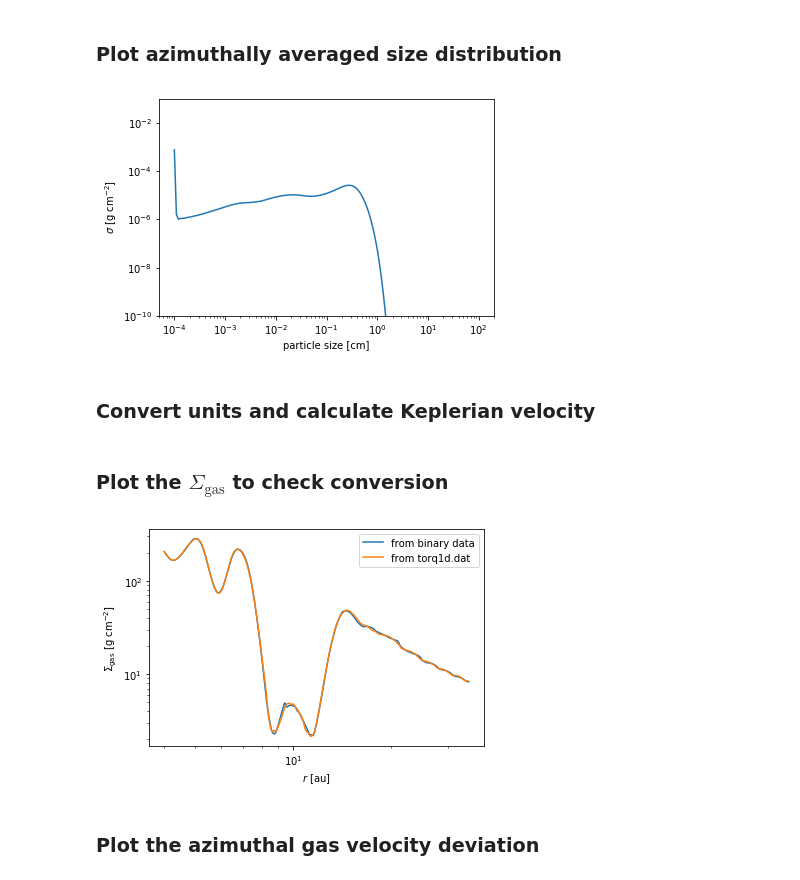
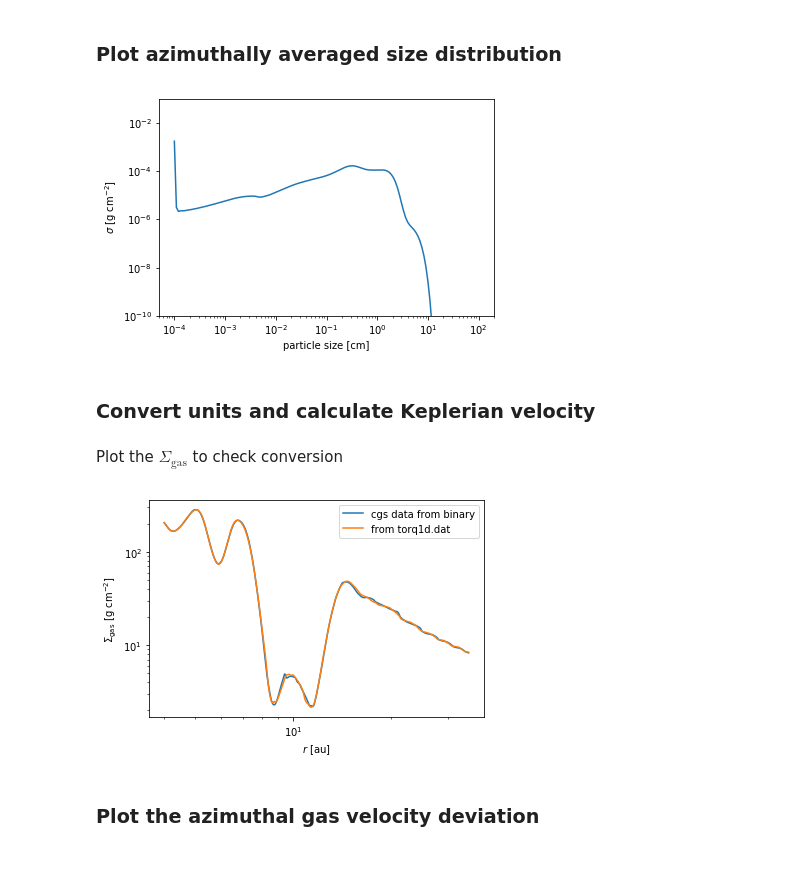
Before and after one commit to birnstiel/pylacompass, a Jupyter notebook: notebooks/read_2D_data.ipynb, the cells around one changed output. Drawn from its saved outputs; the diff is of its cells as text; code cells hidden in the pictures.

Commit message:
included cgs conversion function & updated notebook

```diff
--- a/notebooks/read_2D_data.ipynb
+++ b/notebooks/read_2D_data.ipynb
@@ -103,16 +103,16 @@ f.savefig('sigma_avg.pdf')
 # %% [markdown]
 ### Plot azimuthally averaged size distribution
 # %%
-r  = 1.3
+r  = 1.5
 ir = d.x[()].searchsorted(r)
 
 f, ax = plt.subplots()
 ax.loglog(d.a, d.sigma_d[ir, :, :].mean(0))
 ax.set_xlabel('particle size [cm]')
 ax.set_ylabel('$\sigma$ [g cm$^{-2}$]')
 ax.set_ylim(1e-10, 1e-1)
 f.savefig('size_at_{:.2g}.pdf'.format(r))
 # %% [output]
-[figure, old version]
+[figure, new version]
 # %% [markdown]
 ### Convert units and calculate Keplerian velocity
@@ -135,14 +121,14 @@ sig_d  = d.sigma_d * m_disk / r_unit**2
 # %% [markdown]
-### Plot the $\Sigma_\mathrm{gas}$ to check conversion
+Plot the $\Sigma_\mathrm{gas}$ to check conversion
 # %%
 f, ax = plt.subplots()
-ax.loglog(r / au, sig_g.mean(-1), label='from binary data')
+ax.loglog(dcgs.x / au, dcgs.sigma_g.mean(-1), label='cgs data from binary')
 ax.loglog(dt.r / au, dt.sigma_g[-1], label='from torq1d.dat')
 ax.set_xlabel('$r$ [au]')
 ax.set_ylabel('$\Sigma_\mathrm{gas}$ [g cm$^{-2}$]')
 ax.legend();
 # %% [output]
-[figure, old version]
+[figure, new version]
 # %% [markdown]
 ### Plot the azimuthal gas velocity deviation
 # %% [markdown]
```
Also changed, not shown: parts of 5 cells of this notebook, 2 other files.
